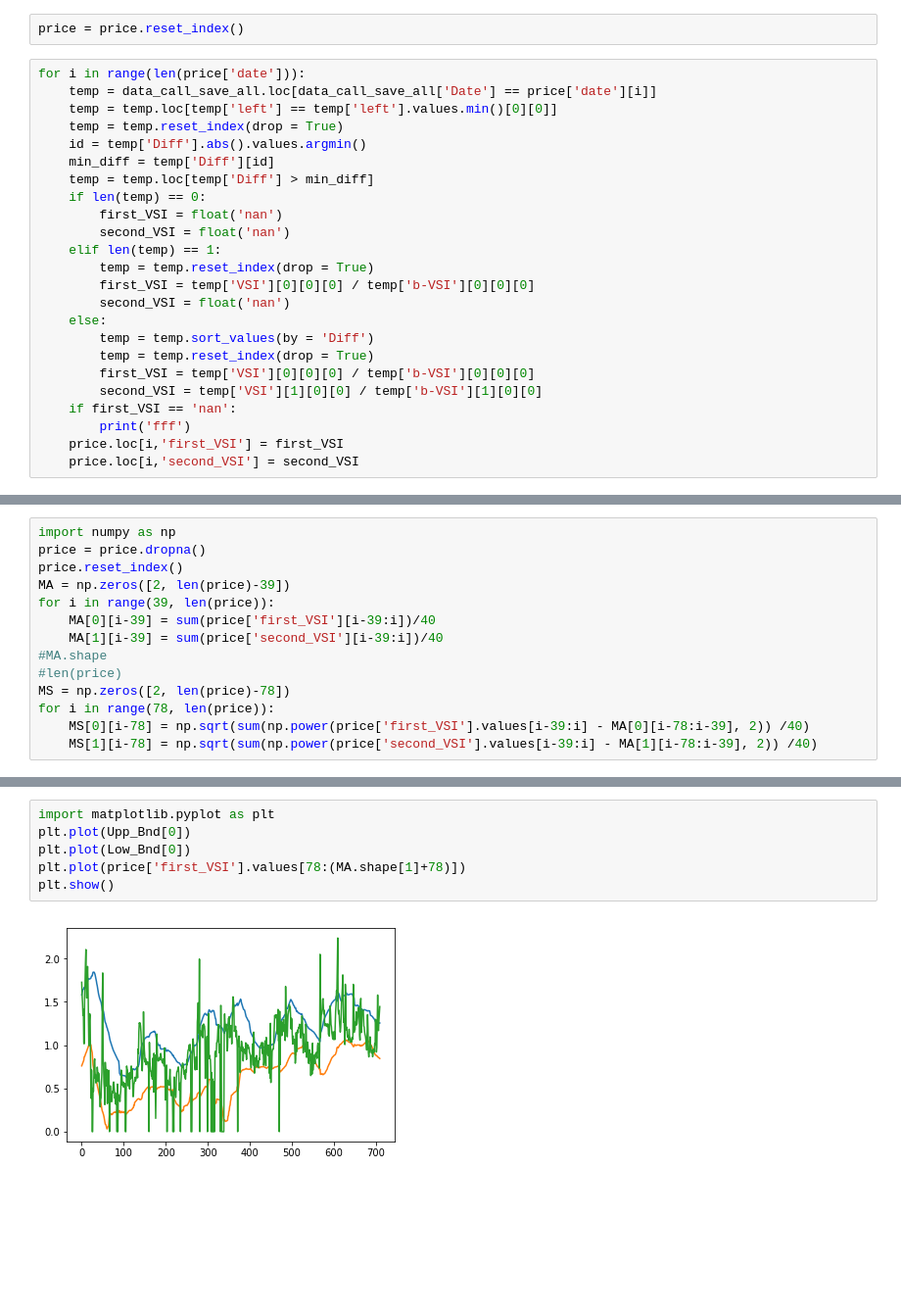
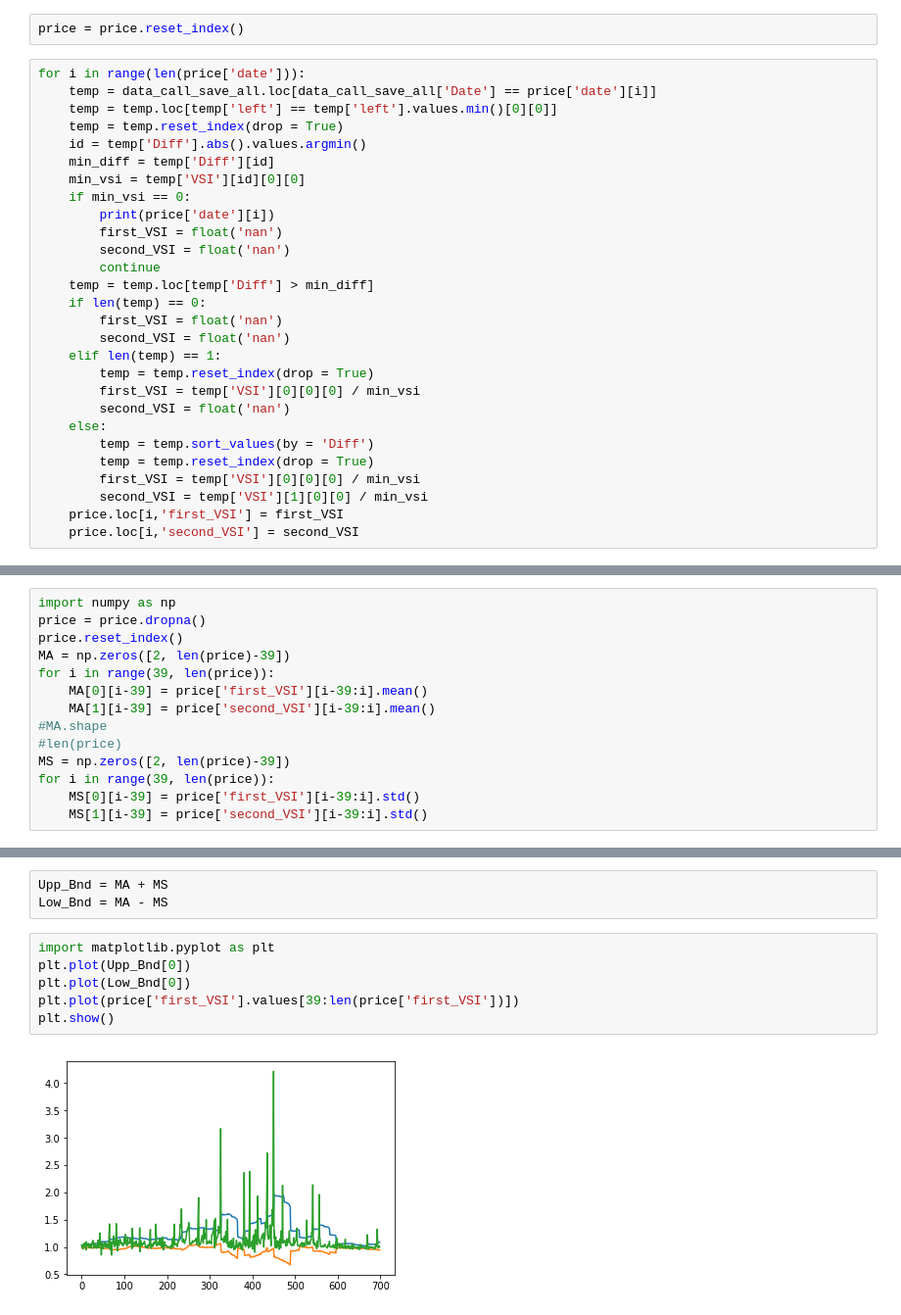
Before and after one commit to tony23545/VSI, a Jupyter notebook: VSI.ipynb, the cells around one changed output, grey strips where cells are left out. Shown: that part at 98% size. Drawn from its saved outputs; the diff is of its cells as text; blank space fills up the shorter version.

```diff
--- a/VSI.ipynb
+++ b/VSI.ipynb
@@ -59,20 +59,24 @@ for i in range(len(price['date'])):
     temp = temp.reset_index(drop = True)
     id = temp['Diff'].abs().values.argmin()
     min_diff = temp['Diff'][id]
+    min_vsi = temp['VSI'][id][0][0]
+    if min_vsi == 0:
+        print(price['date'][i])
+        first_VSI = float('nan')
+        second_VSI = float('nan')
+        continue
     temp = temp.loc[temp['Diff'] > min_diff]
     if len(temp) == 0:
         first_VSI = float('nan')
         second_VSI = float('nan')
     elif len(temp) == 1:
         temp = temp.reset_index(drop = True)
-        first_VSI = temp['VSI'][0][0][0] / temp['b-VSI'][0][0][0]
+        first_VSI = temp['VSI'][0][0][0] / min_vsi
         second_VSI = float('nan')
     else:
         temp = temp.sort_values(by = 'Diff')
         temp = temp.reset_index(drop = True)
-        first_VSI = temp['VSI'][0][0][0] / temp['b-VSI'][0][0][0]
-        second_VSI = temp['VSI'][1][0][0] / temp['b-VSI'][1][0][0]
-    if first_VSI == 'nan':
-        print('fff')
+        first_VSI = temp['VSI'][0][0][0] / min_vsi
+        second_VSI = temp['VSI'][1][0][0] / min_vsi
     price.loc[i,'first_VSI'] = first_VSI
     price.loc[i,'second_VSI'] = second_VSI
@@ -82,11 +119,11 @@ price = price.dropna()
 price.reset_index()
 MA = np.zeros([2, len(price)-39])
 for i in range(39, len(price)):
-    MA[0][i-39] = sum(price['first_VSI'][i-39:i])/40
-    MA[1][i-39] = sum(price['second_VSI'][i-39:i])/40
+    MA[0][i-39] = price['first_VSI'][i-39:i].mean()
+    MA[1][i-39] = price['second_VSI'][i-39:i].mean()
 #MA.shape
 #len(price)
-MS = np.zeros([2, len(price)-78])
-for i in range(78, len(price)):
-    MS[0][i-78] = np.sqrt(sum(np.power(price['first_VSI'].values[i-39:i] - MA[0][i-78:i-39], 2)) /40)
-    MS[1][i-78] = np.sqrt(sum(np.power(price['second_VSI'].values[i-39:i] - MA[1][i-78:i-39], 2)) /40)
+MS = np.zeros([2, len(price)-39])
+for i in range(39, len(price)):
+    MS[0][i-39] = price['first_VSI'][i-39:i].std()
+    MS[1][i-39] = price['second_VSI'][i-39:i].std()
@@ -96,8 +130,11 @@ Low_Bnd = MA[:,39:MA.shape[1]] - MS[:,0:MS.shape[1]]
+# %%
+Upp_Bnd = MA + MS
+Low_Bnd = MA - MS
 # %%
 import matplotlib.pyplot as plt
 plt.plot(Upp_Bnd[0])
 plt.plot(Low_Bnd[0])
-plt.plot(price['first_VSI'].values[78:(MA.shape[1]+78)])
+plt.plot(price['first_VSI'].values[39:len(price['first_VSI'])])
 plt.show()
 # %% [output]
-[figure, old version]
+[figure, new version]
```
Also changed, not shown: parts of 6 cells of this notebook.
